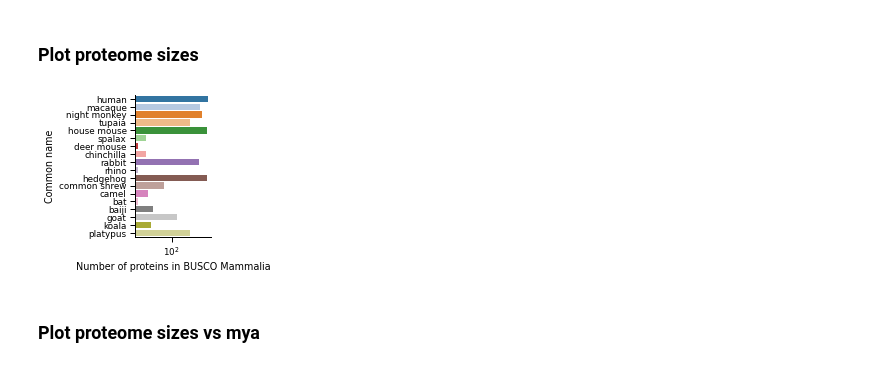
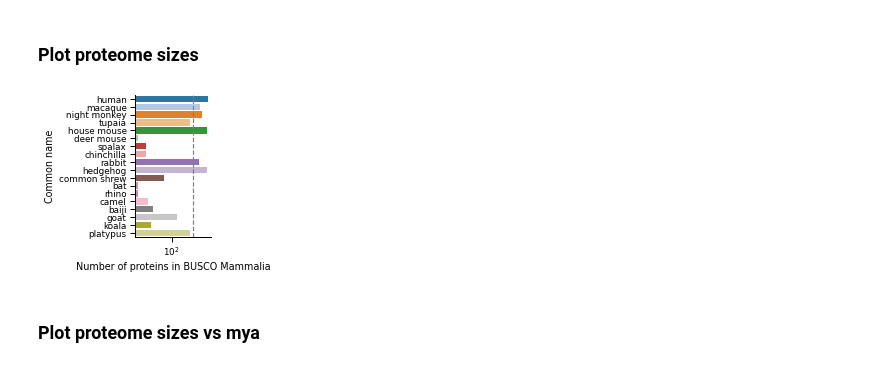
Before and after one commit to czbiohub-sf/scrnaseq-for-the-99-percent, a Jupyter notebook: notebooks/107_plot_metrics.ipynb, the cells around one changed output. Cells and saved outputs as stored; diff of their text form; code cells hidden in the pictures.

```diff
--- a/notebooks/107_plot_metrics.ipynb
+++ b/notebooks/107_plot_metrics.ipynb
@@ -211,21 +316,24 @@ describe(busco_mammalia_species)
 # %%
 # fig, ax = plt.subplots(figsize=(2.75, 2.5))
 g = sns.catplot(
     data=busco_mammalia_species,
     y='common_name',
     x='proteome_size',
     palette='tab20',
     kind='bar',
+    order=distance_from_human_mya.index,
     height=2.5
 #     order=
 )
 # sns.despine()
 g.set(xscale='log', xlabel='Number of proteins in BUSCO Mammalia', ylabel='Common name')
+for ax in g.axes.flat:
+    ax.axvline(2e3, linestyle='--', color='grey')
 
-pdf = os.path.join(FIGURE_FOLDER, 'leaftea_translate__proteome_size_barplots.pdf')
+pdf = os.path.join(FIGURE_FOLDER, 'orpheum_translate__proteome_size_barplots.pdf')
 g.savefig(pdf)
 # %% [output]
-[figure, old version]
+[figure, new version]
 # %% [markdown]
 ### Plot proteome sizes vs mya
 # %%
```
Also changed, not shown: parts of 71 cells of this notebook, 32 other files.
